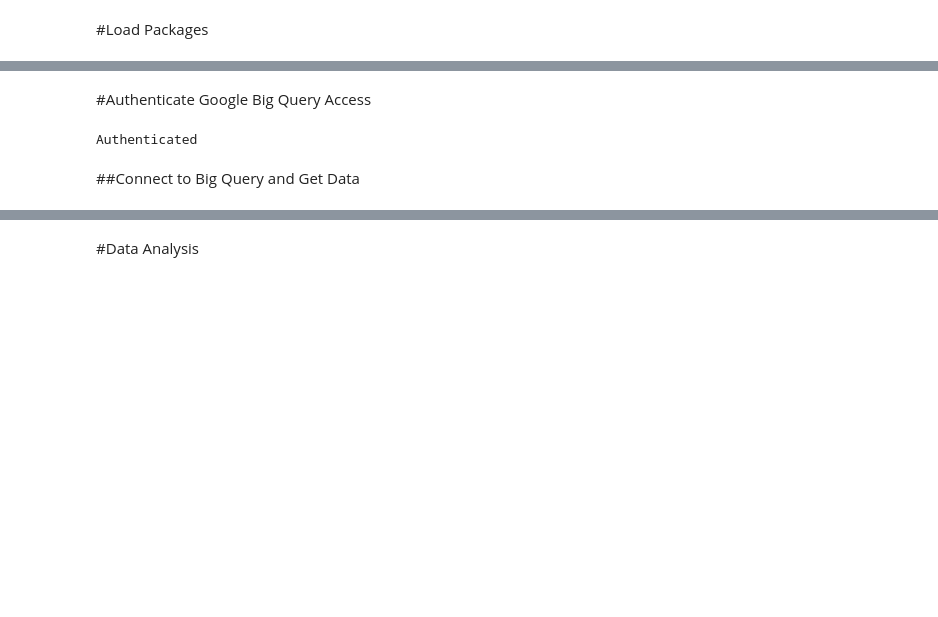
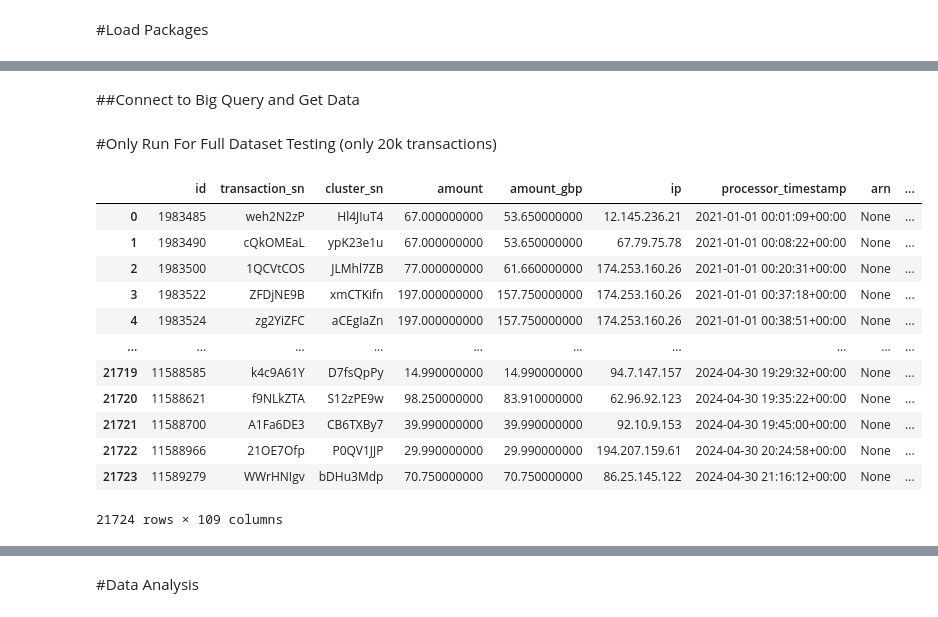
Before and after one commit to ViktorKitanov/CAS_ADS_2023_24, a Jupyter notebook: Fraud_Detection_ML_(CAS_ADS).ipynb, the cells around one changed output, grey strips where cells are left out. Saved outputs shown, nothing was run; the diff lists cells and outputs as text; code cells hidden in the pictures; blank space fills up the shorter version.

```diff
--- a/Fraud_Detection_ML_(CAS_ADS).ipynb
+++ b/Fraud_Detection_ML_(CAS_ADS).ipynb
@@ -33,9 +59,2 @@ Requirement already satisfied: certifi>=2017.4.17 in /usr/local/lib/python3.10/d
-# %% [markdown]
-#Authenticate Google Big Query Access
-# %%
-auth.authenticate_user()
-print('Authenticated')
-# %% [output]
-Authenticated
 # %% [markdown]
 ##Connect to Big Query and Get Data
@@ -41,0 +68,40 @@ Authenticated
+# %% [markdown]
+#Only Run For Full Dataset Testing (only 20k transactions)
+# %%
+# Reseting the Data Frame
+Data_Adf = pd.DataFrame()
+
+# Select subset with non-null & null values
+ones_subset = df.loc[df["Chargebackreason_id"].notnull()]
+zeros_subset = df.loc[df["Chargebackreason_id"].isnull()]
+
+# Count the number of non-null values & Sample null values to match the number of non-null values
+number_of_ones = len(ones_subset)
+sampled_zeros = zeros_subset.sample(number_of_ones)
+
+# Concatenate the sampled null values with the non-null values
+balanced_df = pd.concat([ones_subset, sampled_zeros], ignore_index=True)
+
+# Order the DataFrame by timestamp & reset index
+balanced_df = balanced_df.sort_values(by='timestamp')
+balanced_df.reset_index(drop=True, inplace=True)
+
+#Copy Dataset & account for Null Values
+Data_Adf = balanced_df.copy()
+Data_Adf.replace('<NA>', np.nan, inplace=True)
+
+Data_Adf
+# %% [output]
+|  | id | transaction_sn | cluster_sn | amount | amount_gbp | ip | processor_timestamp | arn | ... |
+| 0 | 1983485 | weh2N2zP | Hl4JIuT4 | 67.000000000 | 53.650000000 | 12.145.236.21 | 2021-01-01 00:01:09+00:00 | None | ... |
+| 1 | 1983490 | cQkOMEaL | ypK23e1u | 67.000000000 | 53.650000000 | 67.79.75.78 | 2021-01-01 00:08:22+00:00 | None | ... |
+| 2 | 1983500 | 1QCVtCOS | JLMhl7ZB | 77.000000000 | 61.660000000 | 174.253.160.26 | 2021-01-01 00:20:31+00:00 | None | ... |
+| 3 | 1983522 | ZFDjNE9B | xmCTKifn | 197.000000000 | 157.750000000 | 174.253.160.26 | 2021-01-01 00:37:18+00:00 | None | ... |
+| 4 | 1983524 | zg2YiZFC | aCEgIaZn | 197.000000000 | 157.750000000 | 174.253.160.26 | 2021-01-01 00:38:51+00:00 | None | ... |
+| ... | ... | ... | ... | ... | ... | ... | ... | ... | ... |
+| 21719 | 11588585 | k4c9A61Y | D7fsQpPy | 14.990000000 | 14.990000000 | 94.7.147.157 | 2024-04-30 19:29:32+00:00 | None | ... |
+| 21720 | 11588621 | f9NLkZTA | S12zPE9w | 98.250000000 | 83.910000000 | 62.96.92.123 | 2024-04-30 19:35:22+00:00 | None | ... |
+| 21721 | 11588700 | A1Fa6DE3 | CB6TXBy7 | 39.990000000 | 39.990000000 | 92.10.9.153 | 2024-04-30 19:45:00+00:00 | None | ... |
+| 21722 | 11588966 | 21OE7Ofp | P0QV1JJP | 29.990000000 | 29.990000000 | 194.207.159.61 | 2024-04-30 20:24:58+00:00 | None | ... |
+| 21723 | 11589279 | WWrHNIgv | bDHu3Mdp | 70.750000000 | 70.750000000 | 86.25.145.122 | 2024-04-30 21:16:12+00:00 | None | ... |
+21724 rows × 109 columns
```
Also changed, not shown: parts of 45 cells of this notebook.
